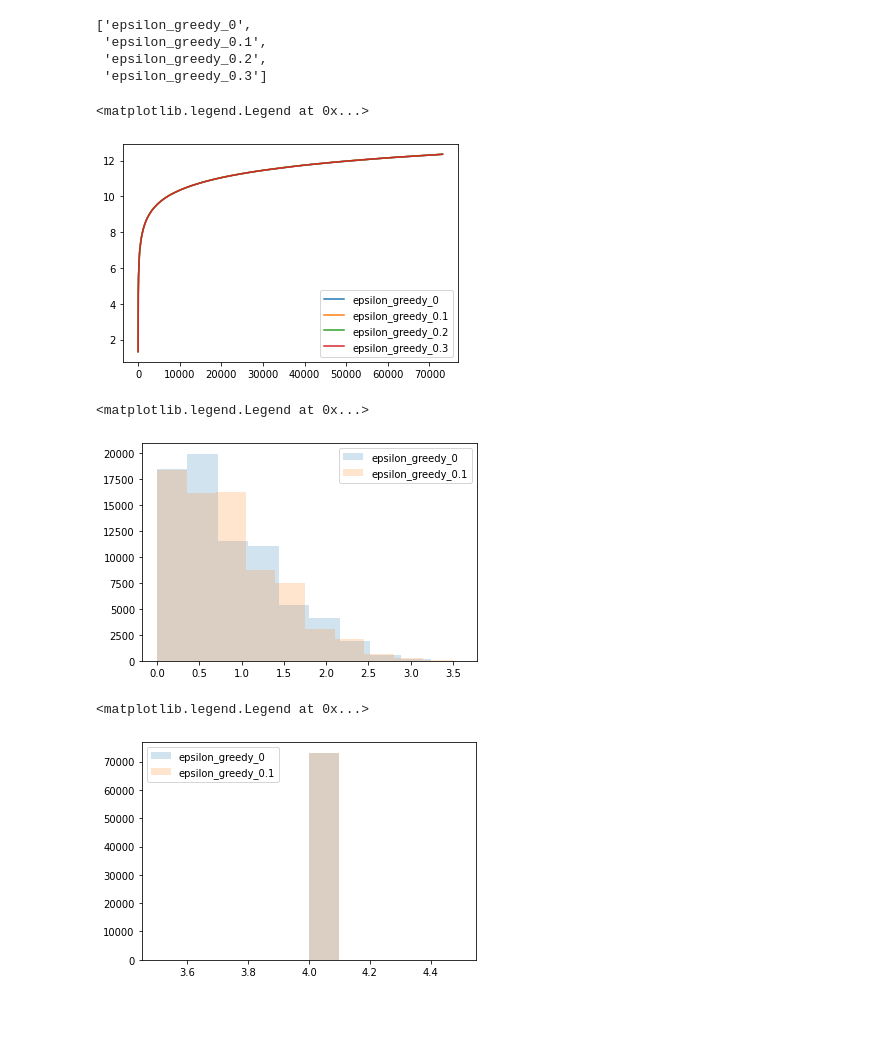
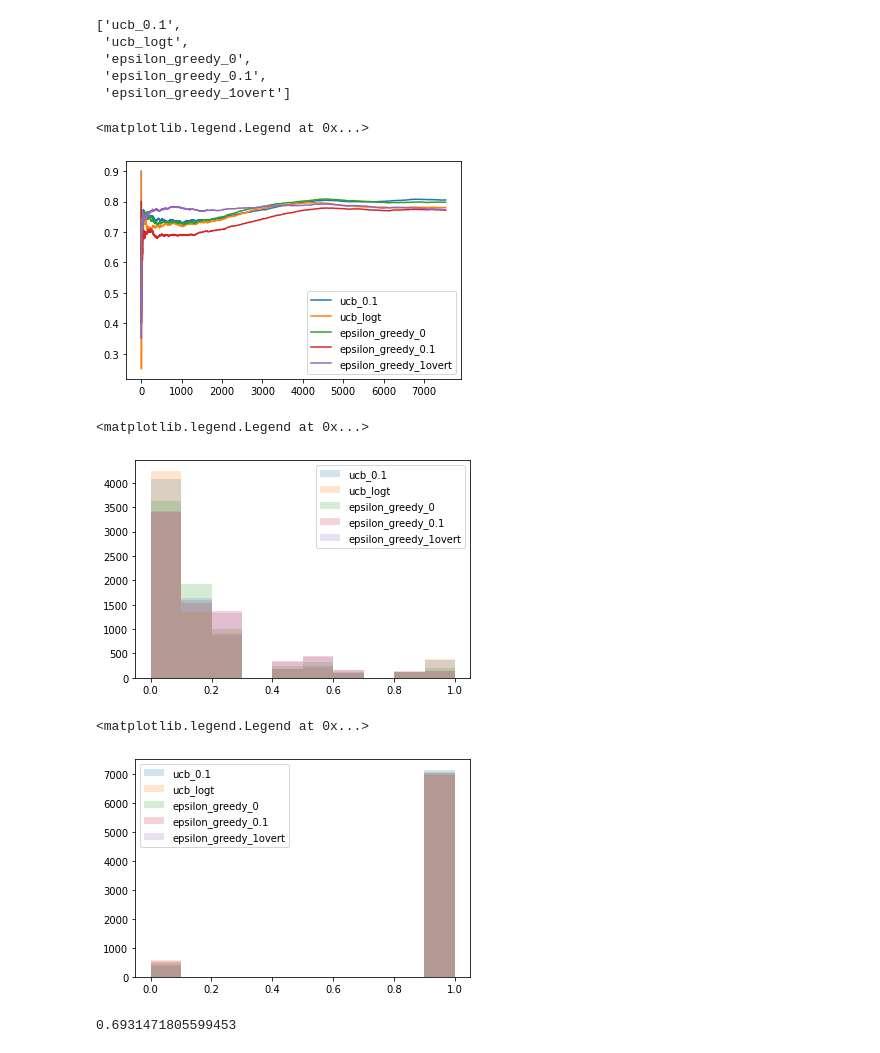
Before and after one commit to Mengyanz/CB4Rec, a Jupyter notebook: vis.ipynb, the cells around one changed output. Drawn from its saved outputs; the diff is of its cells as text; code cells hidden in the pictures; blank space fills up the shorter version.

Commit message:
t dependent policy parameter

```diff
--- a/vis.ipynb
+++ b/vis.ipynb
@@ -13,22 +15,23 @@ paras = [0, 0.1, 0.2, 0.3]
 rewards = {}
 opt_rewards = {}
 # %%
-policy_names = []
+policy_names = ['ucb_0.1', 'ucb_logt'] # 'ucb_0.1'
 for para in paras:
     policy_name = policy + '_' + str(para)
     policy_names.append(policy_name)
-# policy_names.append('ucb_0.1')
+
 policy_names
 # %% [output]
-['epsilon_greedy_0',
+['ucb_0.1',
+ 'ucb_logt',
+ 'epsilon_greedy_0',
  'epsilon_greedy_0.1',
- 'epsilon_greedy_0.2',
- 'epsilon_greedy_0.3']
+ 'epsilon_greedy_1overt']
 # %%
 for policy_name in policy_names:
-    with open(os.path.join(model_path, (policy_name + "_rewards.pkl")), "rb") as f:
+    with open(os.path.join(save_path, (policy_name + "_rewards.pkl")), "rb") as f:
         rewards[policy_name] = pickle.load(f)
-    with open(os.path.join(model_path, (policy_name+ "_opt_rewards.pkl")), "rb") as f:
+    with open(os.path.join(save_path, (policy_name+ "_opt_rewards.pkl")), "rb") as f:
         opt_rewards[policy_name] = pickle.load(f)
 # %%
 cumu_regrets = {}
@@ -42,27 +45,31 @@ for para in policy_names:
         for j in range(num_sam):
             cumu_reward += rewards[para][i,j]
             cumu_opt_reward += opt_rewards[para][i,j]
-            cumu_regrets[para][i,j] = (cumu_opt_reward - cumu_reward) #/(j+1)
+            cumu_regrets[para][i,j] = (cumu_opt_reward - cumu_reward) /(j+1)
 # %%
 for policy_name, value in cumu_regrets.items():
-    plt.plot(range(num_sam), np.log(value.mean(axis=0)), label = policy_name)
+    plt.plot(range(num_sam), value.mean(axis=0), label = policy_name)
 plt.legend()
 # %% [output]
 <matplotlib.legend.Legend at 0x...>
-[figure, old version]
+[figure, new version]
 # %%
 for policy_name, value in rewards.items():
-    if policy_name in ['epsilon_greedy_0', 'epsilon_greedy_0.1']:
-        plt.hist(value.mean(axis = 0), label = policy_name, alpha = 0.2)
+    # if policy_name in ['epsilon_greedy_0', 'epsilon_greedy_0.1']:
+    plt.hist(value.mean(axis = 0), label = policy_name, alpha = 0.2)
 plt.legend()
 # %% [output]
 <matplotlib.legend.Legend at 0x...>
-[figure, old version]
+[figure, new version]
 # %%
 for policy_name, value in opt_rewards.items():
-    if policy_name in ['epsilon_greedy_0', 'epsilon_greedy_0.1']:
-        plt.hist(value.mean(axis = 0), label = policy_name, alpha = 0.2)
+    # if policy_name in ['epsilon_greedy_0', 'epsilon_greedy_0.1']:
+    plt.hist(value.mean(axis = 0), label = policy_name, alpha = 0.2)
 plt.legend()
 # %% [output]
 <matplotlib.legend.Legend at 0x...>
-[figure, old version]
+[figure, new version]
+# %%
+np.log(2)
+# %% [output]
+0.6931471805599453
```
Also changed, not shown: parts of 3 cells of this notebook, 1 other file.
